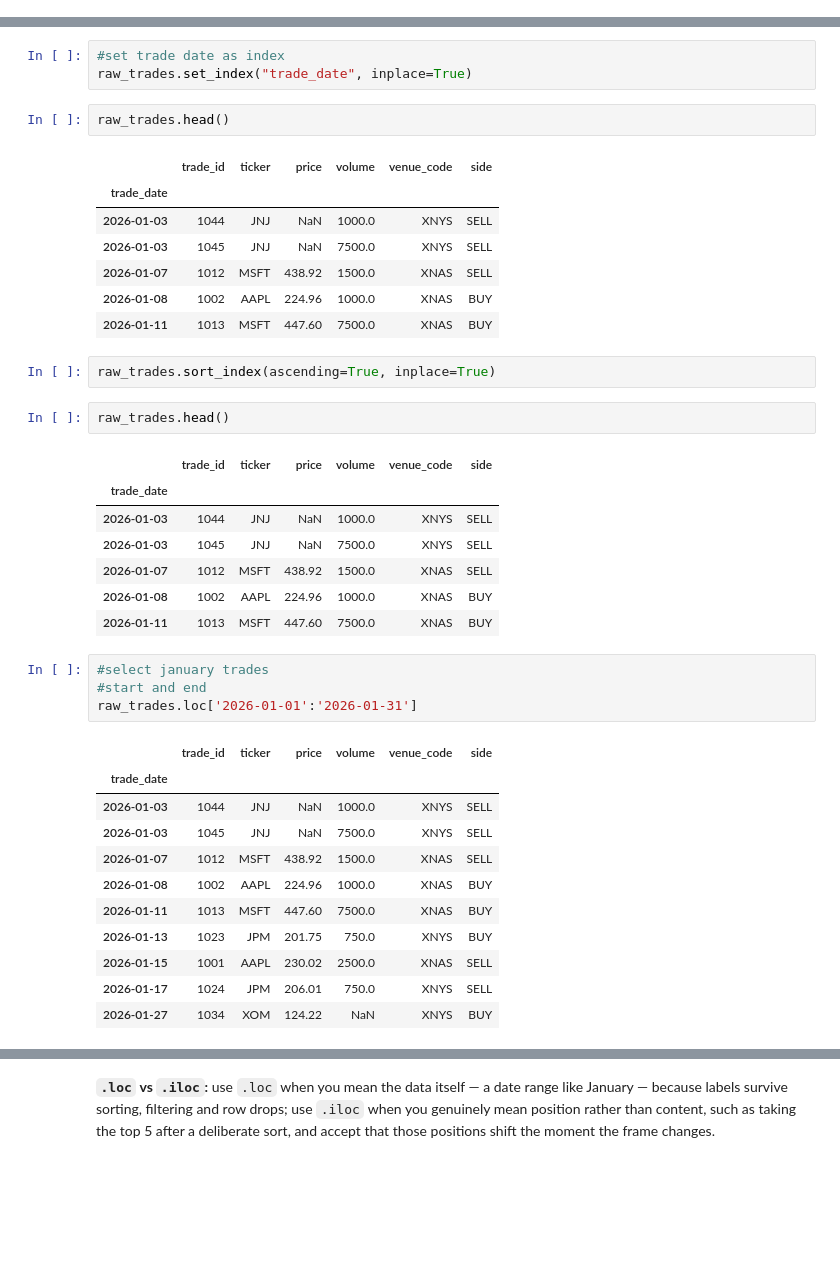
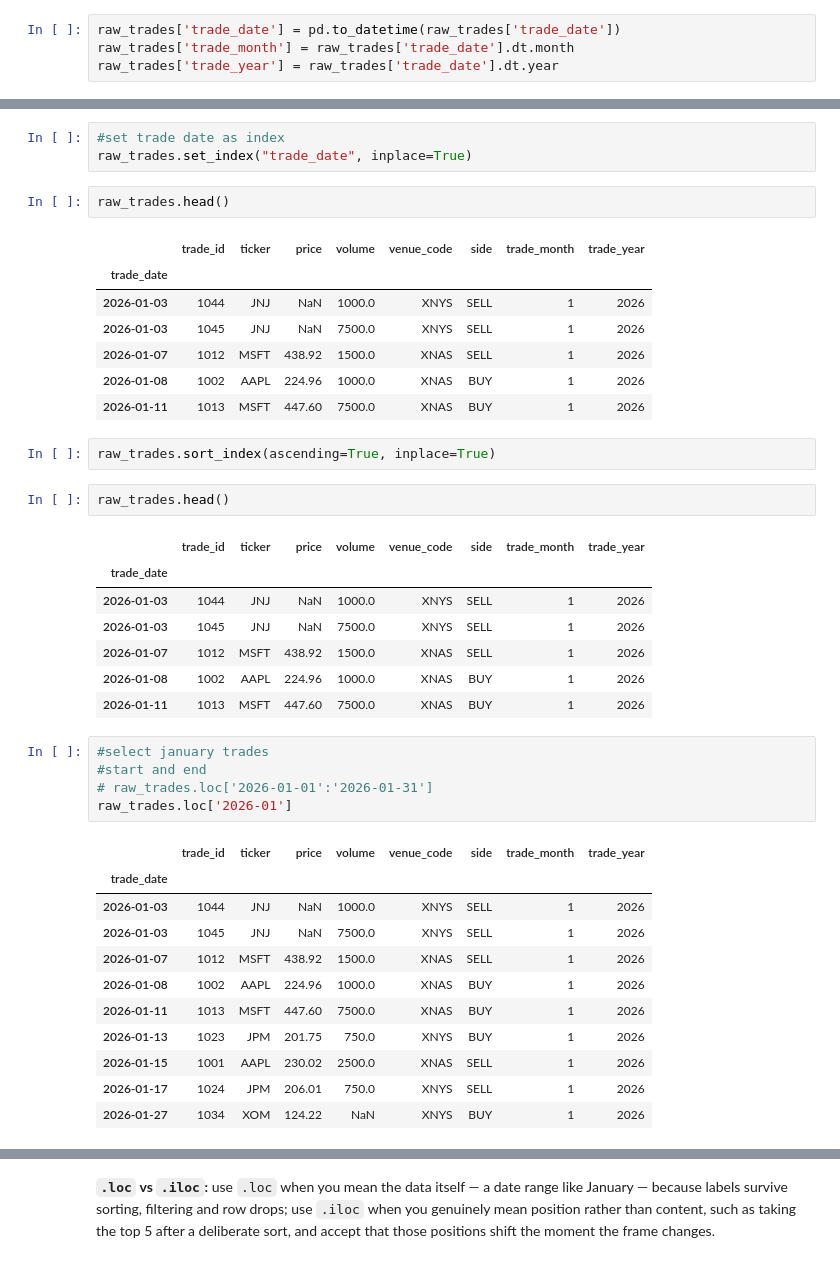
Before and after one commit to mryiadom/gcp-de-portfolio, a Jupyter notebook: notebooks/01_cleaning.ipynb, the cells around one changed output, grey strips where cells are left out. Cells and saved outputs as stored; diff of their text form; blank space fills up the shorter version.

```diff
--- a/notebooks/01_cleaning.ipynb
+++ b/notebooks/01_cleaning.ipynb
@@ -46,0 +65,4 @@ dtype: int64
+# %%
+raw_trades['trade_date'] = pd.to_datetime(raw_trades['trade_date'])
+raw_trades['trade_month'] = raw_trades['trade_date'].dt.month
+raw_trades['trade_year'] = raw_trades['trade_date'].dt.year
@@ -52,41 +98,42 @@ raw_trades.set_index("trade_date", inplace=True)
 # %%
 raw_trades.head()
 # %% [output]
-|  | trade_id | ticker | price | volume | venue_code | side |
-| trade_date |  |  |  |  |  |  |
-| 2026-01-03 | 1044 | JNJ | NaN | 1000.0 | XNYS | SELL |
-| 2026-01-03 | 1045 | JNJ | NaN | 7500.0 | XNYS | SELL |
-| 2026-01-07 | 1012 | MSFT | 438.92 | 1500.0 | XNAS | SELL |
-| 2026-01-08 | 1002 | AAPL | 224.96 | 1000.0 | XNAS | BUY |
-| 2026-01-11 | 1013 | MSFT | 447.60 | 7500.0 | XNAS | BUY |
+|  | trade_id | ticker | price | volume | venue_code | side | trade_month | trade_year |
+| trade_date |  |  |  |  |  |  |  |  |
+| 2026-01-03 | 1044 | JNJ | NaN | 1000.0 | XNYS | SELL | 1 | 2026 |
+| 2026-01-03 | 1045 | JNJ | NaN | 7500.0 | XNYS | SELL | 1 | 2026 |
+| 2026-01-07 | 1012 | MSFT | 438.92 | 1500.0 | XNAS | SELL | 1 | 2026 |
+| 2026-01-08 | 1002 | AAPL | 224.96 | 1000.0 | XNAS | BUY | 1 | 2026 |
+| 2026-01-11 | 1013 | MSFT | 447.60 | 7500.0 | XNAS | BUY | 1 | 2026 |
 # %%
 raw_trades.sort_index(ascending=True, inplace=True)
 # %%
 raw_trades.head()
 # %% [output]
-|  | trade_id | ticker | price | volume | venue_code | side |
-| trade_date |  |  |  |  |  |  |
-| 2026-01-03 | 1044 | JNJ | NaN | 1000.0 | XNYS | SELL |
-| 2026-01-03 | 1045 | JNJ | NaN | 7500.0 | XNYS | SELL |
-| 2026-01-07 | 1012 | MSFT | 438.92 | 1500.0 | XNAS | SELL |
-| 2026-01-08 | 1002 | AAPL | 224.96 | 1000.0 | XNAS | BUY |
-| 2026-01-11 | 1013 | MSFT | 447.60 | 7500.0 | XNAS | BUY |
+|  | trade_id | ticker | price | volume | venue_code | side | trade_month | trade_year |
+| trade_date |  |  |  |  |  |  |  |  |
+| 2026-01-03 | 1044 | JNJ | NaN | 1000.0 | XNYS | SELL | 1 | 2026 |
+| 2026-01-03 | 1045 | JNJ | NaN | 7500.0 | XNYS | SELL | 1 | 2026 |
+| 2026-01-07 | 1012 | MSFT | 438.92 | 1500.0 | XNAS | SELL | 1 | 2026 |
+| 2026-01-08 | 1002 | AAPL | 224.96 | 1000.0 | XNAS | BUY | 1 | 2026 |
+| 2026-01-11 | 1013 | MSFT | 447.60 | 7500.0 | XNAS | BUY | 1 | 2026 |
 # %%
 #select january trades
 #start and end
-raw_trades.loc['2026-01-01':'2026-01-31']
+# raw_trades.loc['2026-01-01':'2026-01-31']
+raw_trades.loc['2026-01']
 # %% [output]
-|  | trade_id | ticker | price | volume | venue_code | side |
-| trade_date |  |  |  |  |  |  |
-| 2026-01-03 | 1044 | JNJ | NaN | 1000.0 | XNYS | SELL |
-| 2026-01-03 | 1045 | JNJ | NaN | 7500.0 | XNYS | SELL |
-| 2026-01-07 | 1012 | MSFT | 438.92 | 1500.0 | XNAS | SELL |
-| 2026-01-08 | 1002 | AAPL | 224.96 | 1000.0 | XNAS | BUY |
-| 2026-01-11 | 1013 | MSFT | 447.60 | 7500.0 | XNAS | BUY |
-| 2026-01-13 | 1023 | JPM | 201.75 | 750.0 | XNYS | BUY |
-| 2026-01-15 | 1001 | AAPL | 230.02 | 2500.0 | XNAS | SELL |
-| 2026-01-17 | 1024 | JPM | 206.01 | 750.0 | XNYS | SELL |
-| 2026-01-27 | 1034 | XOM | 124.22 | NaN | XNYS | BUY |
+|  | trade_id | ticker | price | volume | venue_code | side | trade_month | trade_year |
+| trade_date |  |  |  |  |  |  |  |  |
+| 2026-01-03 | 1044 | JNJ | NaN | 1000.0 | XNYS | SELL | 1 | 2026 |
+| 2026-01-03 | 1045 | JNJ | NaN | 7500.0 | XNYS | SELL | 1 | 2026 |
+| 2026-01-07 | 1012 | MSFT | 438.92 | 1500.0 | XNAS | SELL | 1 | 2026 |
+| 2026-01-08 | 1002 | AAPL | 224.96 | 1000.0 | XNAS | BUY | 1 | 2026 |
+| 2026-01-11 | 1013 | MSFT | 447.60 | 7500.0 | XNAS | BUY | 1 | 2026 |
+| 2026-01-13 | 1023 | JPM | 201.75 | 750.0 | XNYS | BUY | 1 | 2026 |
+| 2026-01-15 | 1001 | AAPL | 230.02 | 2500.0 | XNAS | SELL | 1 | 2026 |
+| 2026-01-17 | 1024 | JPM | 206.01 | 750.0 | XNYS | SELL | 1 | 2026 |
+| 2026-01-27 | 1034 | XOM | 124.22 | NaN | XNYS | BUY | 1 | 2026 |
 # %%
 #positional
 raw_trades.iloc[:9]
```
Also changed, not shown: parts of 26 cells of this notebook.
